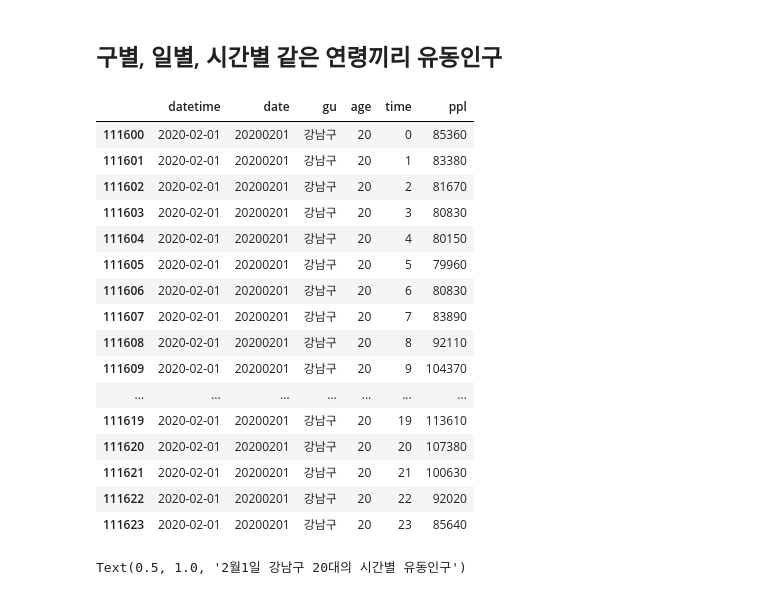
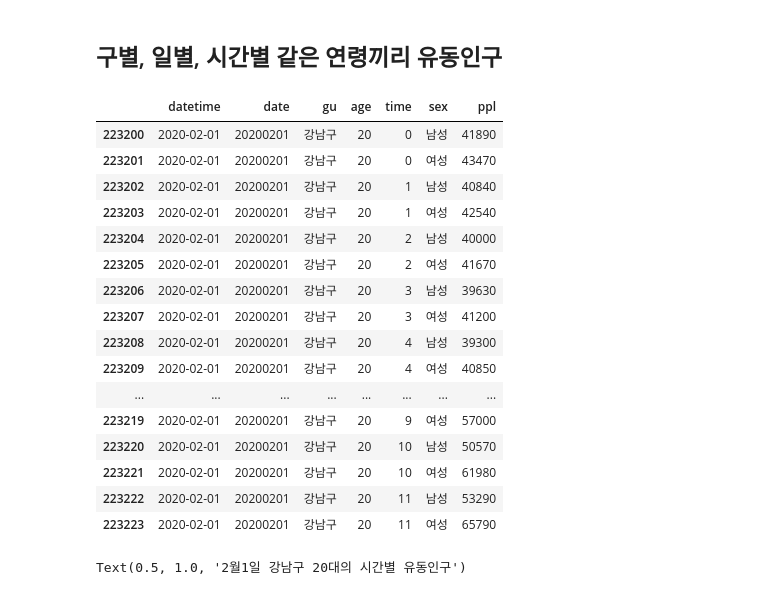
Before and after one commit to Changyoon-Lee/big_contest, a Jupyter notebook: 구별 코로나 민감도/코로나 확진 연령별 민감도 구하기.ipynb, the cells around one changed output. Cells and saved outputs as stored; diff of their text form; code cells hidden in the pictures.

```diff
--- a/구별 코로나 민감도/코로나 확진 연령별 민감도 구하기.ipynb
+++ b/구별 코로나 민감도/코로나 확진 연령별 민감도 구하기.ipynb
@@ -81,29 +96,29 @@ time_sorted.set_index(['datetime', 'time'])
 # %% [markdown]
 ## 구별, 일별, 시간별 같은 연령끼리 유동인구
 # %%
-timeday = time_sorted.groupby(['datetime', 'date', 'gu', 'age', 'time']).sum()
+timeday = time_sorted.groupby(['datetime', 'date', 'gu', 'age', 'time', 'sex']).sum()
 timeday = timeday.reset_index()
 #2월 1일 기준 20대 한번 보자(1월은 명절)
 k = timeday[timeday['datetime']=='2020-02-01'].head(24)
 k
 # %% [output]
-|  | datetime | date | gu | age | time | ppl |
-| 111600 | 2020-02-01 | 20200201 | 강남구 | 20 | 0 | 85360 |
-| 111601 | 2020-02-01 | 20200201 | 강남구 | 20 | 1 | 83380 |
-| 111602 | 2020-02-01 | 20200201 | 강남구 | 20 | 2 | 81670 |
-| 111603 | 2020-02-01 | 20200201 | 강남구 | 20 | 3 | 80830 |
-| 111604 | 2020-02-01 | 20200201 | 강남구 | 20 | 4 | 80150 |
-| 111605 | 2020-02-01 | 20200201 | 강남구 | 20 | 5 | 79960 |
-| 111606 | 2020-02-01 | 20200201 | 강남구 | 20 | 6 | 80830 |
-| 111607 | 2020-02-01 | 20200201 | 강남구 | 20 | 7 | 83890 |
-| 111608 | 2020-02-01 | 20200201 | 강남구 | 20 | 8 | 92110 |
-| 111609 | 2020-02-01 | 20200201 | 강남구 | 20 | 9 | 104370 |
-| ... | ... | ... | ... | ... | ... | ... |
-| 111619 | 2020-02-01 | 20200201 | 강남구 | 20 | 19 | 113610 |
-| 111620 | 2020-02-01 | 20200201 | 강남구 | 20 | 20 | 107380 |
-| 111621 | 2020-02-01 | 20200201 | 강남구 | 20 | 21 | 100630 |
-| 111622 | 2020-02-01 | 20200201 | 강남구 | 20 | 22 | 92020 |
-| 111623 | 2020-02-01 | 20200201 | 강남구 | 20 | 23 | 85640 |
+|  | datetime | date | gu | age | time | sex | ppl |
+| 223200 | 2020-02-01 | 20200201 | 강남구 | 20 | 0 | 남성 | 41890 |
+| 223201 | 2020-02-01 | 20200201 | 강남구 | 20 | 0 | 여성 | 43470 |
+| 223202 | 2020-02-01 | 20200201 | 강남구 | 20 | 1 | 남성 | 40840 |
+| 223203 | 2020-02-01 | 20200201 | 강남구 | 20 | 1 | 여성 | 42540 |
+| 223204 | 2020-02-01 | 20200201 | 강남구 | 20 | 2 | 남성 | 40000 |
+| 223205 | 2020-02-01 | 20200201 | 강남구 | 20 | 2 | 여성 | 41670 |
+| 223206 | 2020-02-01 | 20200201 | 강남구 | 20 | 3 | 남성 | 39630 |
+| 223207 | 2020-02-01 | 20200201 | 강남구 | 20 | 3 | 여성 | 41200 |
+| 223208 | 2020-02-01 | 20200201 | 강남구 | 20 | 4 | 남성 | 39300 |
+| 223209 | 2020-02-01 | 20200201 | 강남구 | 20 | 4 | 여성 | 40850 |
+| ... | ... | ... | ... | ... | ... | ... | ... |
+| 223219 | 2020-02-01 | 20200201 | 강남구 | 20 | 9 | 여성 | 57000 |
+| 223220 | 2020-02-01 | 20200201 | 강남구 | 20 | 10 | 남성 | 50570 |
+| 223221 | 2020-02-01 | 20200201 | 강남구 | 20 | 10 | 여성 | 61980 |
+| 223222 | 2020-02-01 | 20200201 | 강남구 | 20 | 11 | 남성 | 53290 |
+| 223223 | 2020-02-01 | 20200201 | 강남구 | 20 | 11 | 여성 | 65790 |
 # %%
 plt.plot(k['ppl'])
 plt.title('2월1일 강남구 20대의 시간별 유동인구')
```
Also changed, not shown: parts of 12 cells of this notebook, 1 other file.
